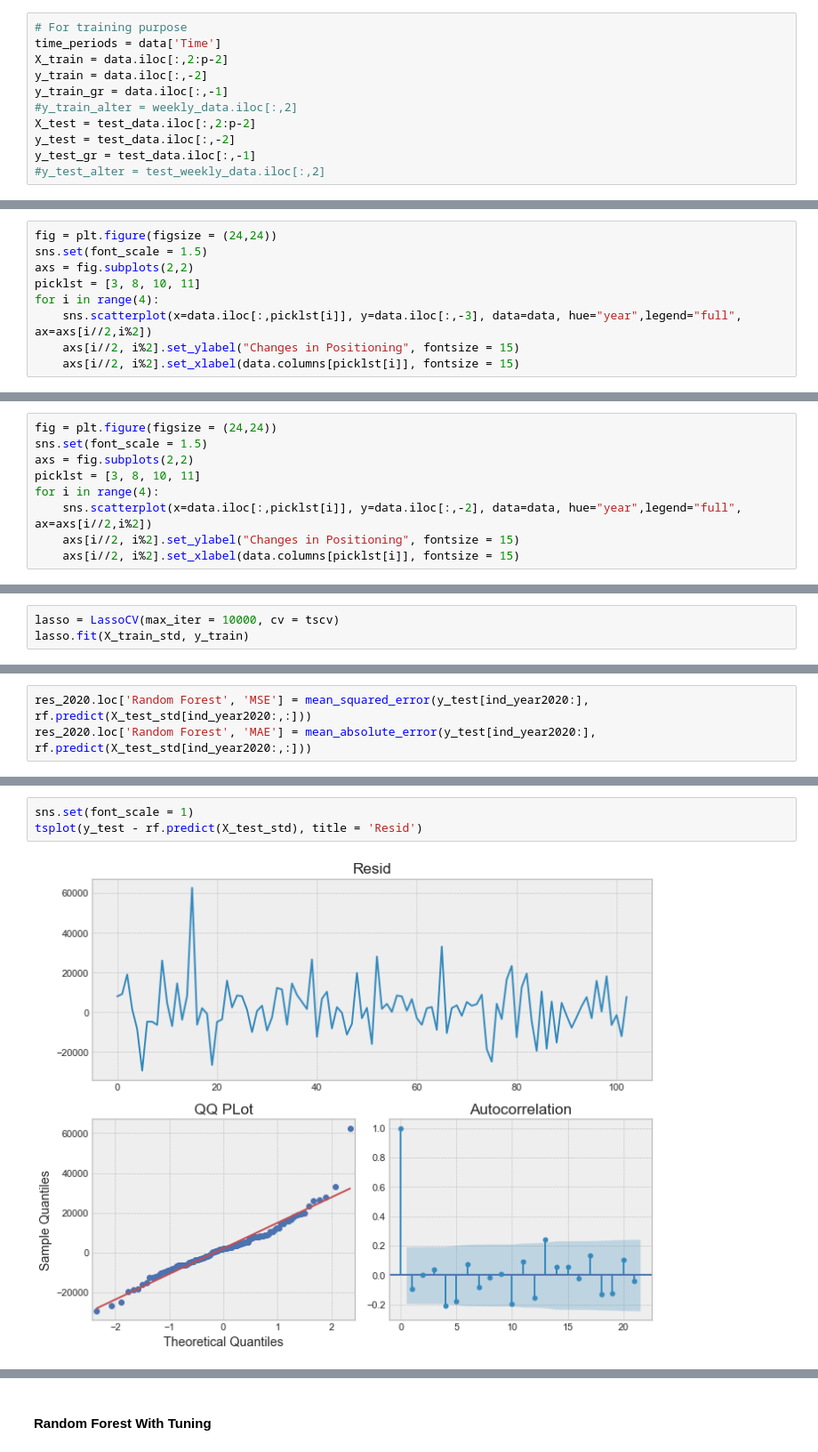
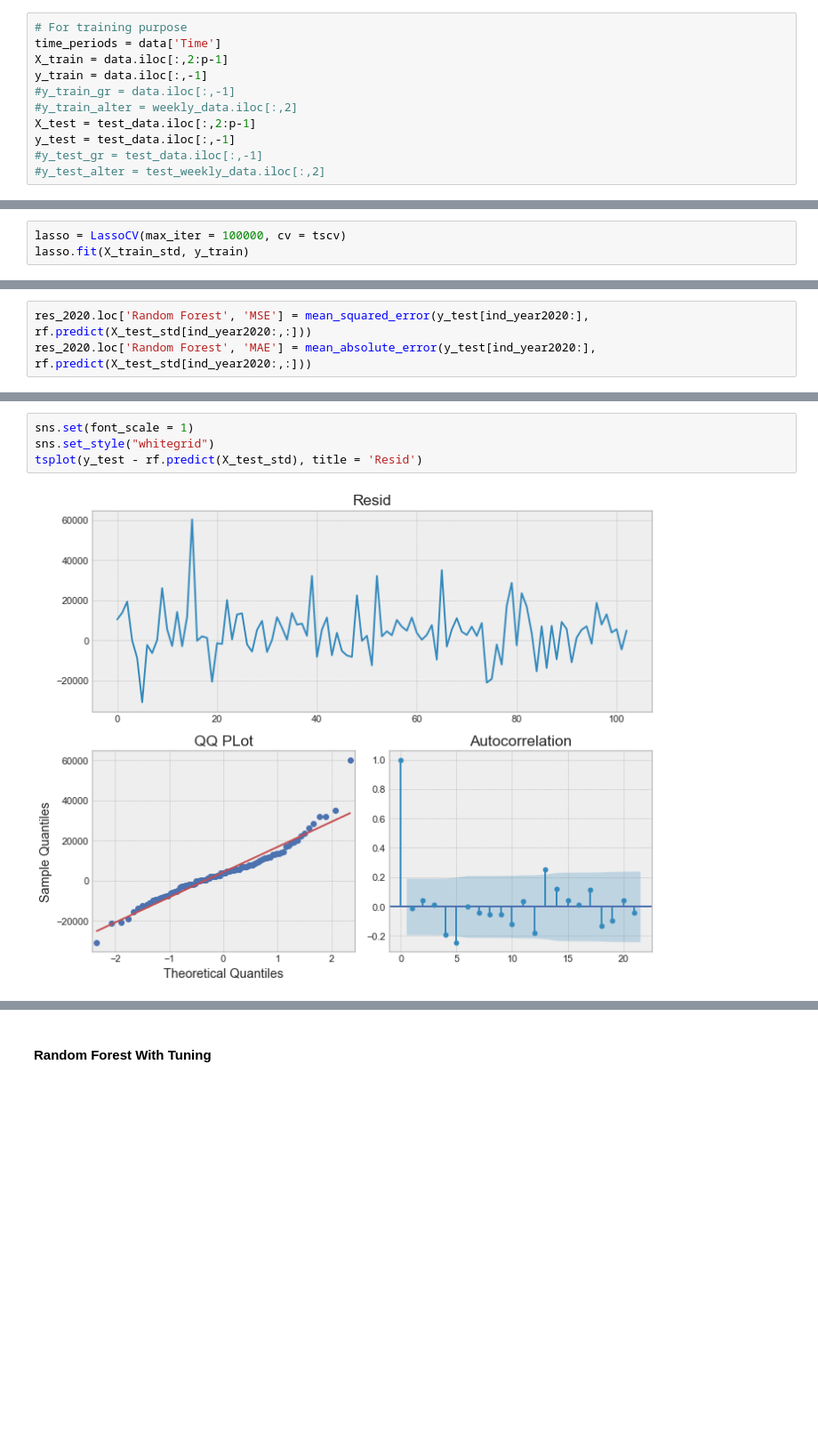
Before and after one commit to sdlwdh/ML-Capstone, a Jupyter notebook: Code/Modeling.ipynb, the cells around one changed output, grey strips where cells are left out. Shown at 89% size. Cells and saved outputs as stored; diff of their text form; blank space fills up the shorter version.

```diff
--- a/Code/Modeling.ipynb
+++ b/Code/Modeling.ipynb
@@ -244,11 +116,11 @@ p
 # %%
 # For training purpose
 time_periods = data['Time']
-X_train = data.iloc[:,2:p-2]
-y_train = data.iloc[:,-2]
-y_train_gr = data.iloc[:,-1]
+X_train = data.iloc[:,2:p-1]
+y_train = data.iloc[:,-1]
+#y_train_gr = data.iloc[:,-1]
 #y_train_alter = weekly_data.iloc[:,2]
-X_test = test_data.iloc[:,2:p-2]
-y_test = test_data.iloc[:,-2]
-y_test_gr = test_data.iloc[:,-1]
+X_test = test_data.iloc[:,2:p-1]
+y_test = test_data.iloc[:,-1]
+#y_test_gr = test_data.iloc[:,-1]
 #y_test_alter = test_weekly_data.iloc[:,2]
@@ -267,10 +159 @@ Index(['Time', 'AM_NetPos', 'FedFunds', '1Y OIS', 'Libor 3 mo', 'Libor 6 mo',
       dtype='object')
-# %%
-fig = plt.figure(figsize = (24,24))
-sns.set(font_scale = 1.5)
-axs = fig.subplots(2,2)
-picklst = [3, 8, 10, 11]
-for i in range(4):
-    sns.scatterplot(x=data.iloc[:,picklst[i]], y=data.iloc[:,-3], data=data, hue="year",legend="full", ax=axs[i//2,i%2])
-    axs[i//2, i%2].set_ylabel("Changes in Positioning", fontsize = 15)
-    axs[i//2, i%2].set_xlabel(data.columns[picklst[i]], fontsize = 15)
@@ -279,9 +159,0 @@ for i in range(4):
-# %%
-fig = plt.figure(figsize = (24,24))
-sns.set(font_scale = 1.5)
-axs = fig.subplots(2,2)
-picklst = [3, 8, 10, 11]
-for i in range(4):
-    sns.scatterplot(x=data.iloc[:,picklst[i]], y=data.iloc[:,-2], data=data, hue="year",legend="full", ax=axs[i//2,i%2])
-    axs[i//2, i%2].set_ylabel("Changes in Positioning", fontsize = 15)
-    axs[i//2, i%2].set_xlabel(data.columns[picklst[i]], fontsize = 15)
@@ -378,6 +248,6 @@ res_2020.loc['Ridge', 'MAE'] = mean_absolute_error(y_test[ind_year2020:], ridge.
 # %% [markdown]
 #### Lasso
 # %%
-lasso = LassoCV(max_iter = 10000, cv = tscv)
+lasso = LassoCV(max_iter = 100000, cv = tscv)
 lasso.fit(X_train_std, y_train)
 # %% [output]
@@ -493,5 +367,6 @@ plt.legend(fontsize = 'large')
 # %%
 sns.set(font_scale = 1)
+sns.set_style("whitegrid")
 tsplot(y_test - rf.predict(X_test_std), title = 'Resid')
 # %% [output]
-[figure, old version]
+[figure, new version]
```
Also changed, not shown: parts of 81 cells of this notebook.
